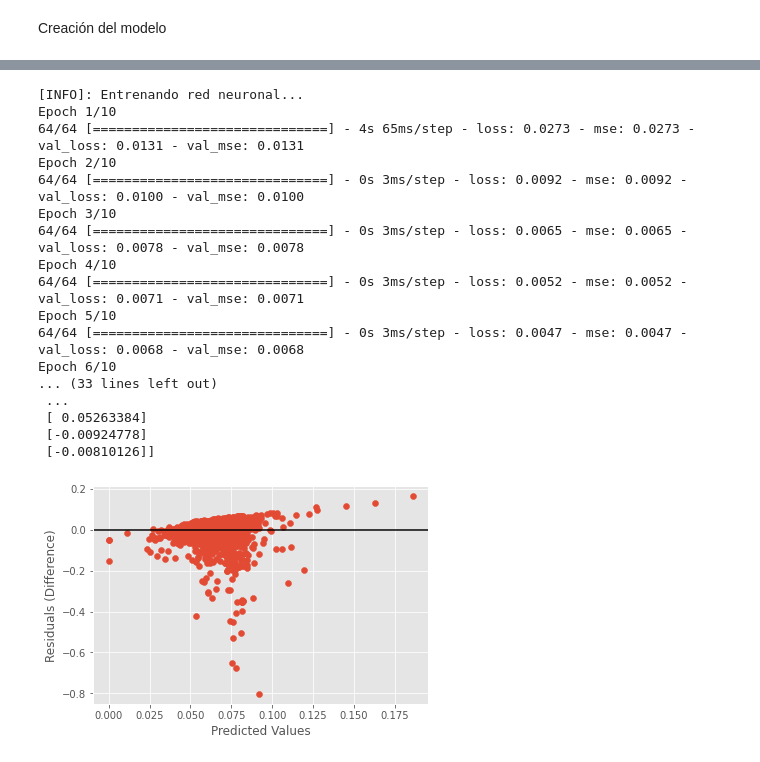
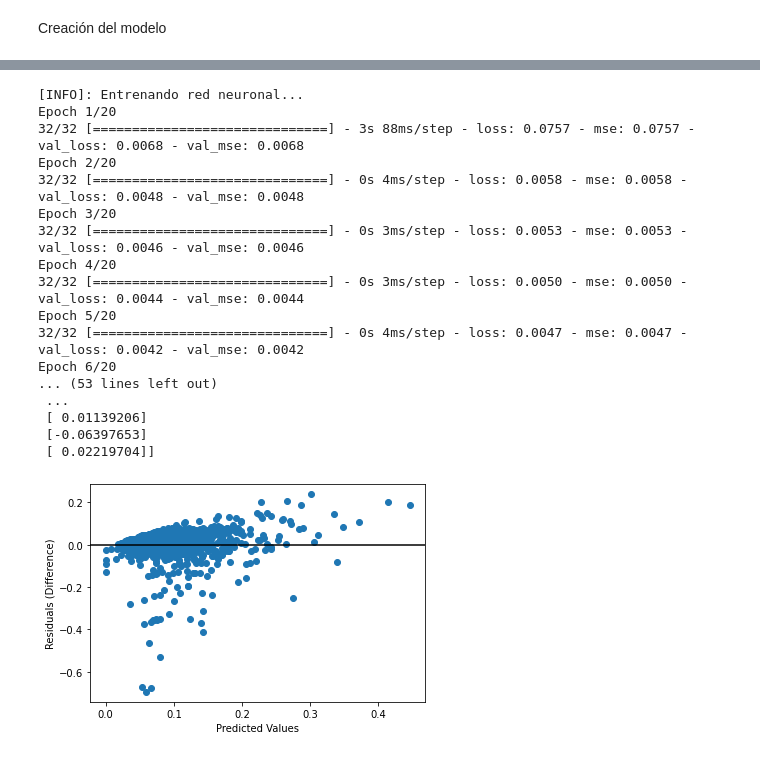
Before and after one commit to n1rocket/deep_learning_armandobueno, a Jupyter notebook: Práctica/armando_bueno_practica.ipynb, the cells around one changed output, grey strips where cells are left out. Drawn from its saved outputs; the diff is of its cells as text; code cells hidden in the pictures.

```diff
--- a/Práctica/armando_bueno_practica.ipynb
+++ b/Práctica/armando_bueno_practica.ipynb
@@ -640,8 +640,9 @@ def train_network_decay_fnact_b1_mse(activation_function, learning_rate, lr_deca
 
   # Implementamos la red empleando Keras
   model = Sequential() # Instancia de modelo API secuencial #(X)
-  model.add(Dense(8, activation=activation_function,  kernel_initializer='random_uniform', bias_initializer='ones', input_shape=(X_train.shape[1],)))
-  model.add(Dense(4, activation=activation_function))
+  model.add(Dense(32, activation=activation_function,  kernel_initializer='random_uniform', bias_initializer='ones', input_shape=(X_train.shape[1],)))
+  model.add(Dense(16, activation=activation_function))
+  model.add(Dense(8, activation=activation_function))
   model.add(Dense(1, activation=tf.nn.sigmoid))
   # Compilamos y entrenamos el modelo SGD
   print("[INFO]: Entrenando red neuronal...")
@@ -654,7 +655,7 @@ def train_network_decay_fnact_b1_mse(activation_function, learning_rate, lr_deca
     decay_rate=decay_rate)
 
   opt_sgd = SGD(lr_schedule)
-  opt_adam = Adam(lr=1e-3, decay=1e-3 / 200)
+  opt_adam = Adam(lr=learning_rate, decay=lr_decay)
 
   model.compile(loss="mean_squared_error", optimizer=opt_adam, metrics=["mse"])  #(X)
 
@@ -708,29 +709,29 @@ y_test:  [0.01894737 0.03157895 0.03052632 ... 0.01473684 0.08421053 0.07894737]
 # %%
 import tensorflow as tf
 
 # probamos la tanh, bias = 1 y loss_fn = mse
 activation_function = tf.nn.relu
-learning_rate = 0.1
-lr_decay = 1e-3
-num_epochs = 10
-batch_size = 128
+learning_rate = 1e-3
+lr_decay = learning_rate / 200
+num_epochs = 20
+batch_size = 256
 train_network_decay_fnact_b1_mse(activation_function, learning_rate, lr_decay, batch_size, num_epochs)
 # %% [output]
 [INFO]: Entrenando red neuronal...
-Epoch 1/10
-64/64 [==============================] - 4s 65ms/step - loss: 0.0273 - mse: 0.0273 - val_loss: 0.0131 - val_mse: 0.0131
-Epoch 2/10
-64/64 [==============================] - 0s 3ms/step - loss: 0.0092 - mse: 0.0092 - val_loss: 0.0100 - val_mse: 0.0100
-Epoch 3/10
-64/64 [==============================] - 0s 3ms/step - loss: 0.0065 - mse: 0.0065 - val_loss: 0.0078 - val_mse: 0.0078
-Epoch 4/10
-64/64 [==============================] - 0s 3ms/step - loss: 0.0052 - mse: 0.0052 - val_loss: 0.0071 - val_mse: 0.0071
-Epoch 5/10
-64/64 [==============================] - 0s 3ms/step - loss: 0.0047 - mse: 0.0047 - val_loss: 0.0068 - val_mse: 0.0068
-Epoch 6/10
-... (33 lines left out)
+Epoch 1/20
+32/32 [==============================] - 3s 88ms/step - loss: 0.0757 - mse: 0.0757 - val_loss: 0.0068 - val_mse: 0.0068
+Epoch 2/20
+32/32 [==============================] - 0s 4ms/step - loss: 0.0058 - mse: 0.0058 - val_loss: 0.0048 - val_mse: 0.0048
+Epoch 3/20
+32/32 [==============================] - 0s 3ms/step - loss: 0.0053 - mse: 0.0053 - val_loss: 0.0046 - val_mse: 0.0046
+Epoch 4/20
+32/32 [==============================] - 0s 3ms/step - loss: 0.0050 - mse: 0.0050 - val_loss: 0.0044 - val_mse: 0.0044
+Epoch 5/20
+32/32 [==============================] - 0s 4ms/step - loss: 0.0047 - mse: 0.0047 - val_loss: 0.0042 - val_mse: 0.0042
+Epoch 6/20
+... (53 lines left out)
  ...
- [ 0.05263384]
- [-0.00924778]
- [-0.00810126]]
+ [ 0.01139206]
+ [-0.06397653]
+ [ 0.02219704]]
-[figure, old version]
+[figure, new version]
```
Also changed, not shown: parts of 13 cells of this notebook.
